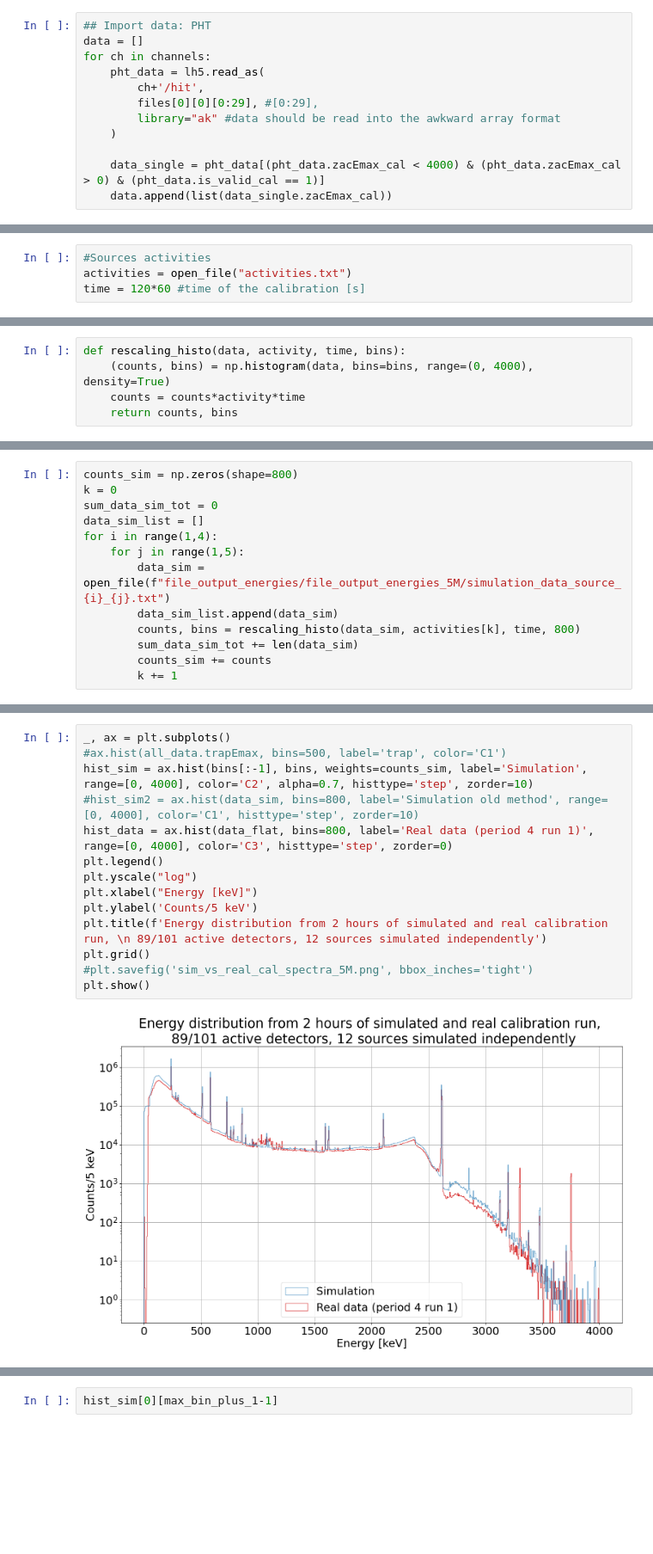
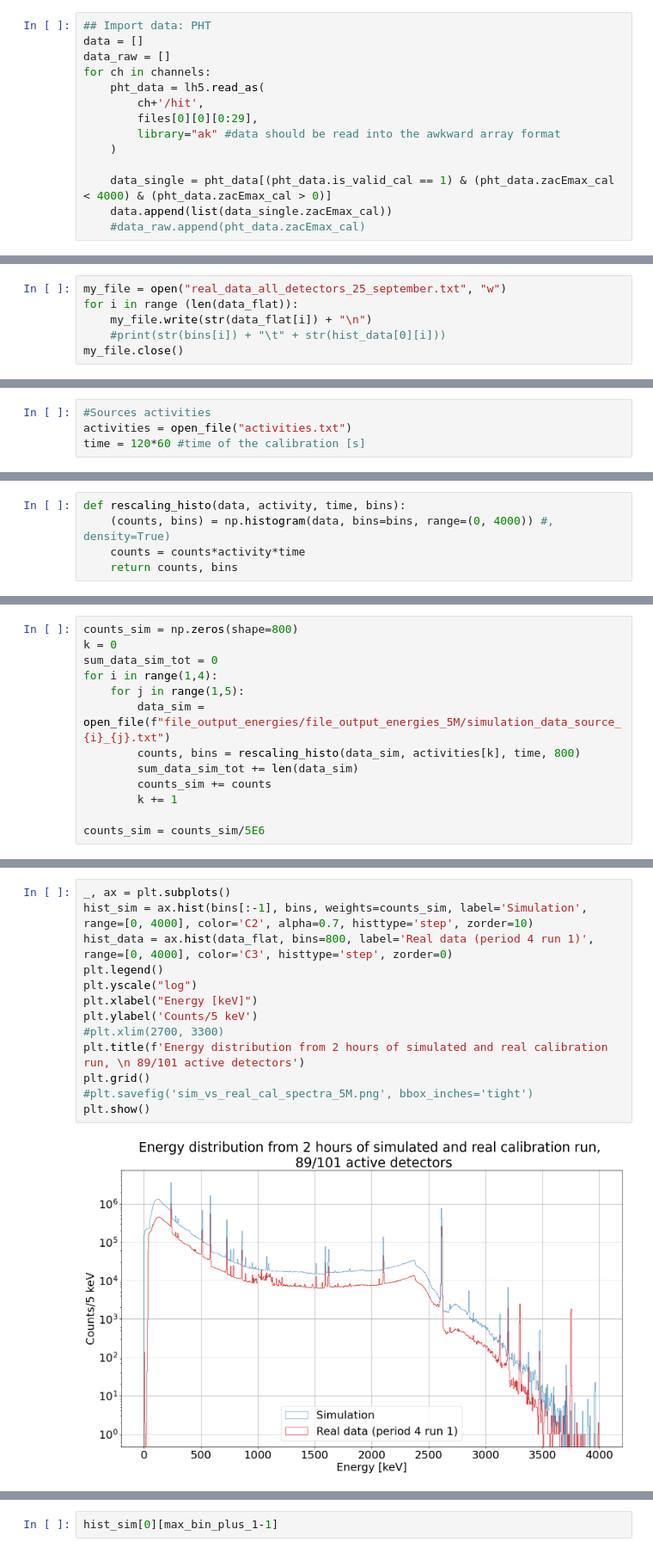
Before and after one commit to gloriasenatore/reMaGe_results, a Jupyter notebook: read_lh5.ipynb, the cells around one changed output, grey strips where cells are left out. Shown at 86% size. Saved outputs shown, nothing was run; the diff lists cells and outputs as text; blank space fills up the shorter version.

```diff
--- a/read_lh5.ipynb
+++ b/read_lh5.ipynb
@@ -91,12 +112,14 @@ Keys: <KeysViewHDF5 ['ch1078400', 'ch1078405', 'ch1080000', 'ch1080001', 'ch1080
 # %%
 ## Import data: PHT
 data = []
+data_raw = []
 for ch in channels:
     pht_data = lh5.read_as(
         ch+'/hit',
-        files[0][0][0:29], #[0:29],
+        files[0][0][0:29],
         library="ak" #data should be read into the awkward array format
     )
 
-    data_single = pht_data[(pht_data.zacEmax_cal < 4000) & (pht_data.zacEmax_cal > 0) & (pht_data.is_valid_cal == 1)]
+    data_single = pht_data[(pht_data.is_valid_cal == 1) & (pht_data.zacEmax_cal < 4000) & (pht_data.zacEmax_cal > 0)]
     data.append(list(data_single.zacEmax_cal))
+    #data_raw.append(pht_data.zacEmax_cal)
@@ -111,5 +165,11 @@ len(data_flat)
 # %% [output]
 25189260
+# %%
+my_file = open("real_data_all_detectors_25_september.txt", "w")
+for i in range (len(data_flat)):
+    my_file.write(str(data_flat[i]) + "\n")
+    #print(str(bins[i]) + "\t" + str(hist_data[0][i]))
+my_file.close()
 # %%
 def open_file(filename):
     my_file = open(filename, "r")
@@ -127,6 +187,6 @@ sum(activities)*time
 158936918.26302427
 # %%
 def rescaling_histo(data, activity, time, bins):
-    (counts, bins) = np.histogram(data, bins=bins, range=(0, 4000), density=True)
+    (counts, bins) = np.histogram(data, bins=bins, range=(0, 4000)) #, density=True)
     counts = counts*activity*time
     return counts, bins
@@ -136,13 +194,13 @@ def rescaling_histo(data, activity, time, bins):
 counts_sim = np.zeros(shape=800)
 k = 0
 sum_data_sim_tot = 0
-data_sim_list = []
 for i in range(1,4):
     for j in range(1,5):
         data_sim = open_file(f"file_output_energies/file_output_energies_5M/simulation_data_source_{i}_{j}.txt")
-        data_sim_list.append(data_sim)
         counts, bins = rescaling_histo(data_sim, activities[k], time, 800)
         sum_data_sim_tot += len(data_sim)
         counts_sim += counts
         k += 1
+
+counts_sim = counts_sim/5E6
 # %%
@@ -152,16 +210,15 @@ sum_data_sim_tot
 # %%
 _, ax = plt.subplots()
-#ax.hist(all_data.trapEmax, bins=500, label='trap', color='C1')
 hist_sim = ax.hist(bins[:-1], bins, weights=counts_sim, label='Simulation', range=[0, 4000], color='C2', alpha=0.7, histtype='step', zorder=10)
-#hist_sim2 = ax.hist(data_sim, bins=800, label='Simulation old method', range=[0, 4000], color='C1', histtype='step', zorder=10)
 hist_data = ax.hist(data_flat, bins=800, label='Real data (period 4 run 1)', range=[0, 4000], color='C3', histtype='step', zorder=0)
 plt.legend()
 plt.yscale("log")
 plt.xlabel("Energy [keV]")
 plt.ylabel('Counts/5 keV')
-plt.title(f'Energy distribution from 2 hours of simulated and real calibration run, \n 89/101 active detectors, 12 sources simulated independently')
+#plt.xlim(2700, 3300)
+plt.title(f'Energy distribution from 2 hours of simulated and real calibration run, \n 89/101 active detectors')
 plt.grid()
 #plt.savefig('sim_vs_real_cal_spectra_5M.png', bbox_inches='tight')
 plt.show()
 # %% [output]
-[figure, old version]
+[figure, new version]
```
Also changed, not shown: parts of 49 cells of this notebook.
